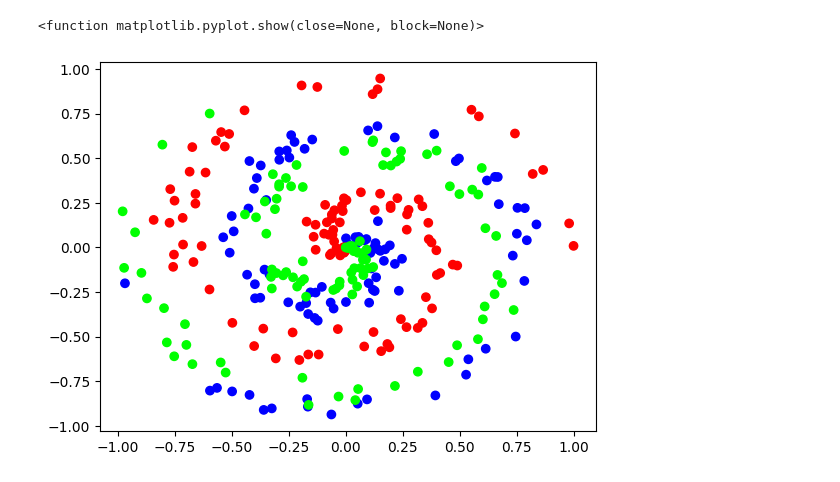
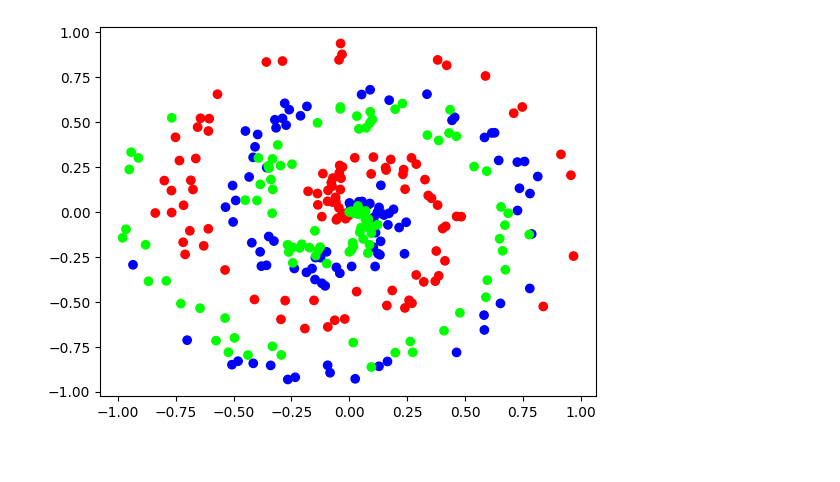
Before and after one commit to THOTHSM/Learning_NeuralNetwork-ScratchImplementation, a Jupyter notebook: final.ipynb, the cells around one changed output. Drawn from its saved outputs; the diff is of its cells as text; code cells hidden in the pictures.

```diff
--- a/final.ipynb
+++ b/final.ipynb
@@ -105,11 +116,9 @@ import matplotlib.pyplot as plt
 import nnfs
 from nnfs.datasets import spiral_data
 nnfs.init()
+x,y = spiral_data(samples=100,classes=3)
-# %%
-x,y = spiral_data(samples=99,classes=3)
 # %%
-plt.scatter(x[:,0],x[:,1],c=y,cmap='brg')
-plt.show
+plt.scatter(x[:, 0], x[:, 1], c=y, cmap='brg')
+plt.show()
 # %% [output]
-<function matplotlib.pyplot.show(close=None, block=None)>
-[figure, old version]
+[figure, new version]
```
Also changed, not shown: parts of 10 cells of this notebook.
